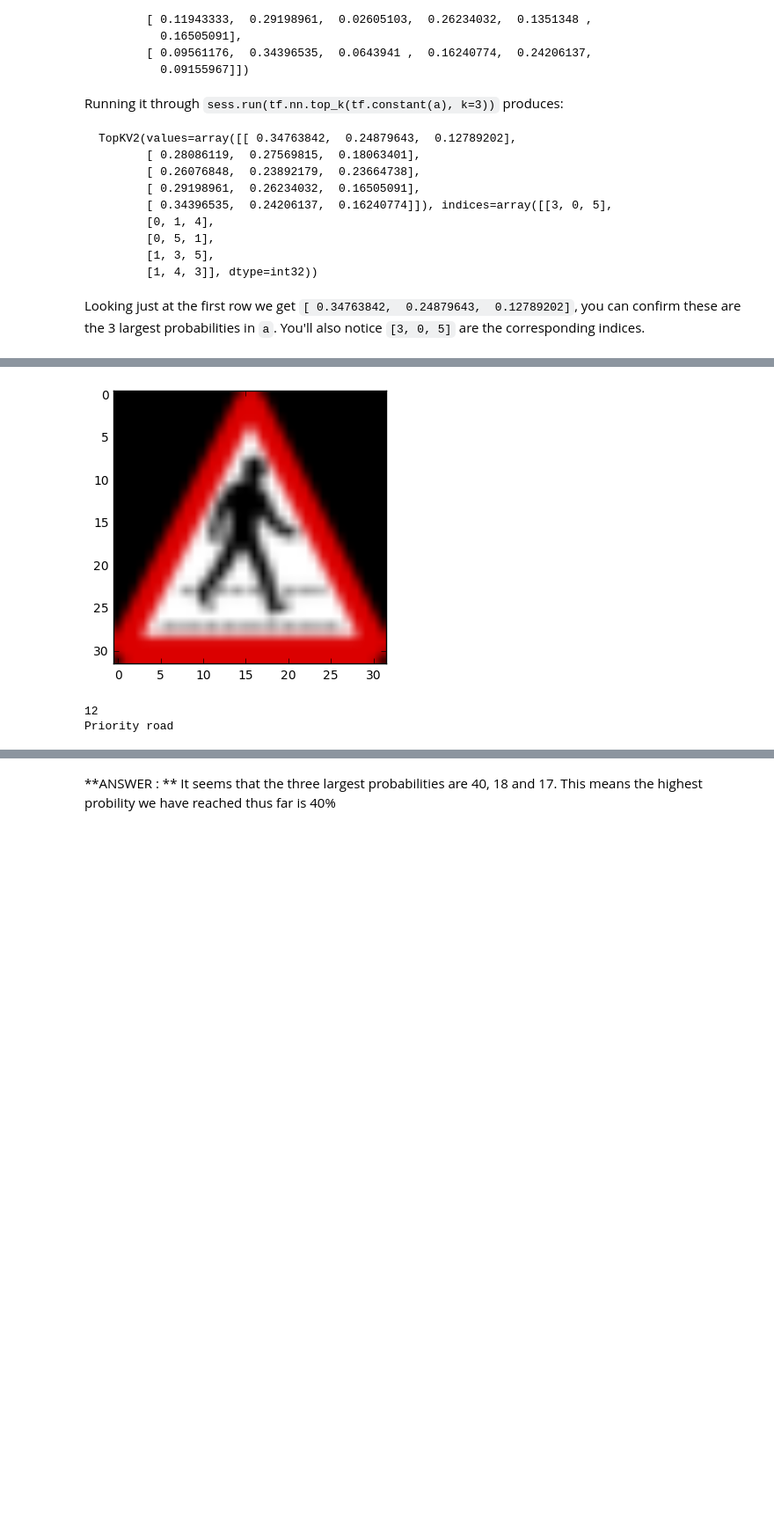
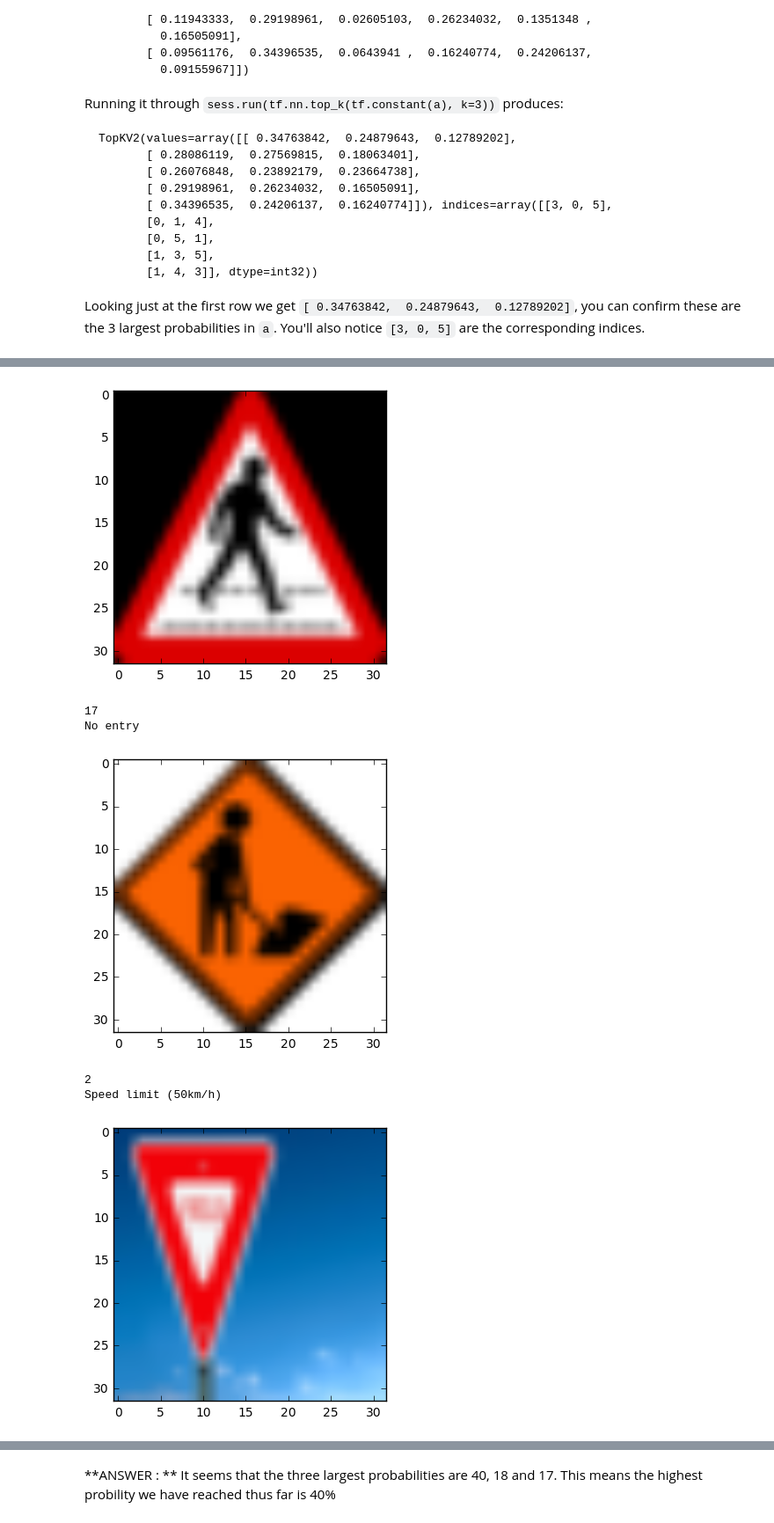
Before and after one commit to ranakhalil/CarND-Traffic-Sign-Classifier-P2, a Jupyter notebook: Traffic_Sign_Classifier.ipynb, the cells around one changed output, grey strips where cells are left out. Shown at 88% size. Cells and saved outputs as stored; diff of their text form; code cells hidden in the pictures; blank space fills up the shorter version.

Commit message:
update with topk visualized

```diff
--- a/Traffic_Sign_Classifier.ipynb
+++ b/Traffic_Sign_Classifier.ipynb
@@ -500,7 +500,7 @@ with tf.Session() as sess:
     loader = tf.train.import_meta_graph('./lenet.meta')
     loader.restore(sess, tf.train.latest_checkpoint('.'))
     classification = sess.run(tf.argmax(logits, 1), feed_dict={x: new_images})
-    new_predictions = sess.run(tf.nn.top_k(classification, k=3))
+    new_predictions = sess.run(tf.nn.top_k(classification, k=5))
     print(new_predictions)
     for index, value in enumerate(new_predictions[0]):
         plt.imshow(new_images[index])
@@ -518,3 +518,7 @@ General caution
 [figure]
-12
-Priority road
+17
+No entry
+[figure, added]
+2
+Speed limit (50km/h)
+[figure, added]
```
Also changed, not shown: parts of 8 cells of this notebook, 2 other files.
